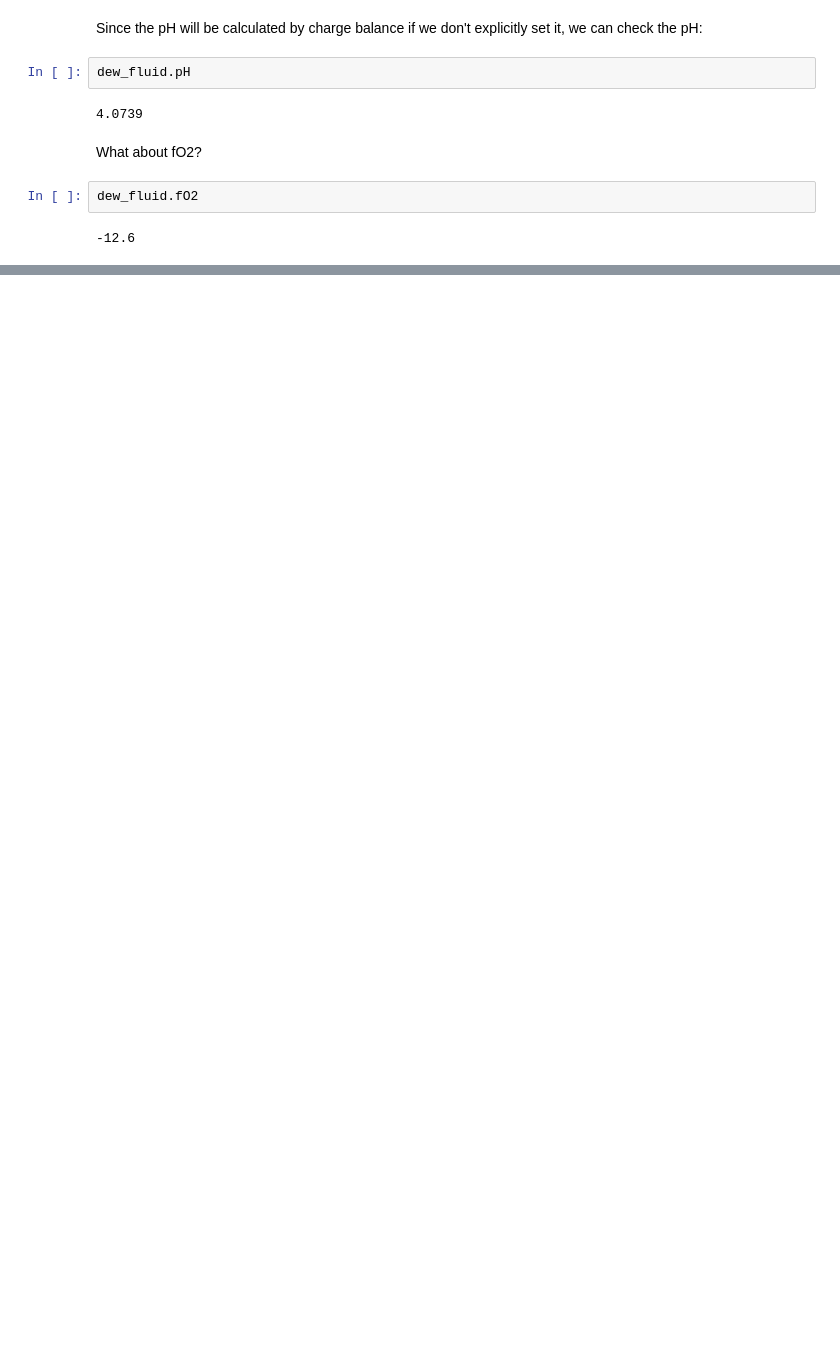
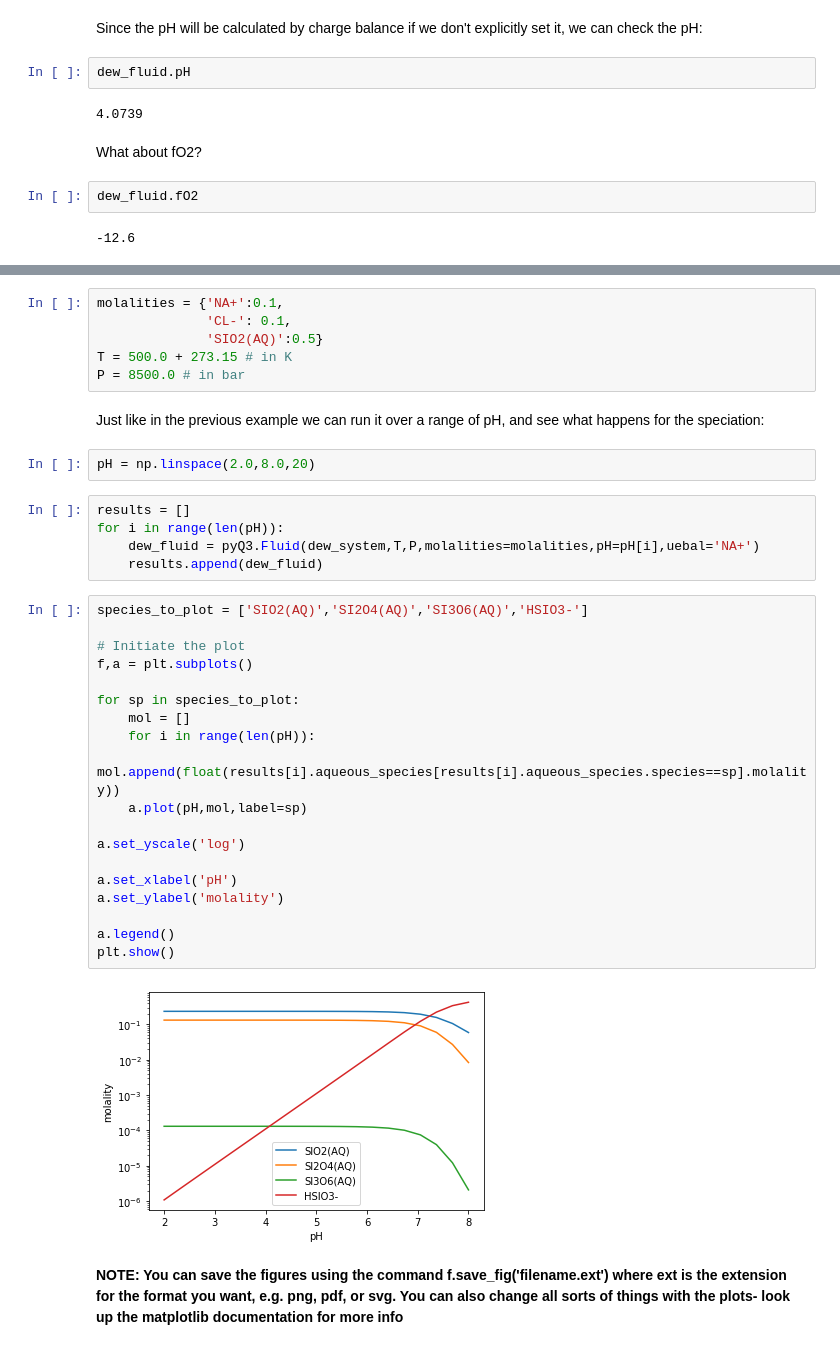
Before and after one commit to simonwmatthews/pyDEW, a Jupyter notebook: tutorial2_EQ3Speciation.ipynb, the cells around one changed output, grey strips where cells are left out. Saved outputs shown, nothing was run; the diff lists cells and outputs as text; blank space fills up the shorter version.

```diff
--- a/tutorial2_EQ3Speciation.ipynb
+++ b/tutorial2_EQ3Speciation.ipynb
@@ -89,0 +151,38 @@ But we didn't set fO2, nor is it constrained by the calculation! Well, actually
+# %%
+molalities = {'NA+':0.1,
+              'CL-': 0.1,
+              'SIO2(AQ)':0.5}
+T = 500.0 + 273.15 # in K
+P = 8500.0 # in bar
+# %% [markdown]
+Just like in the previous example we can run it over a range of pH, and see what happens for the speciation:
+# %%
+pH = np.linspace(2.0,8.0,20)
+# %%
+results = []
+for i in range(len(pH)):
+    dew_fluid = pyQ3.Fluid(dew_system,T,P,molalities=molalities,pH=pH[i],uebal='NA+')
+    results.append(dew_fluid)
+# %%
+species_to_plot = ['SIO2(AQ)','SI2O4(AQ)','SI3O6(AQ)','HSIO3-']
+
+# Initiate the plot
+f,a = plt.subplots()
+
+for sp in species_to_plot:
+    mol = []
+    for i in range(len(pH)):
+        mol.append(float(results[i].aqueous_species[results[i].aqueous_species.species==sp].molality))
+    a.plot(pH,mol,label=sp)
+
+a.set_yscale('log')
+
+a.set_xlabel('pH')
+a.set_ylabel('molality')
+
+a.legend()
+plt.show()
+# %% [output]
+[figure, added]
+# %% [markdown]
+**NOTE: You can save the figures using the command f.save_fig('filename.ext') where ext is the extension for the format you want, e.g. png, pdf, or svg. You can also change all sorts of things with the plots- look up the matplotlib documentation for more info**
```
Also changed, not shown: parts of 15 cells of this notebook, 1 other file.
